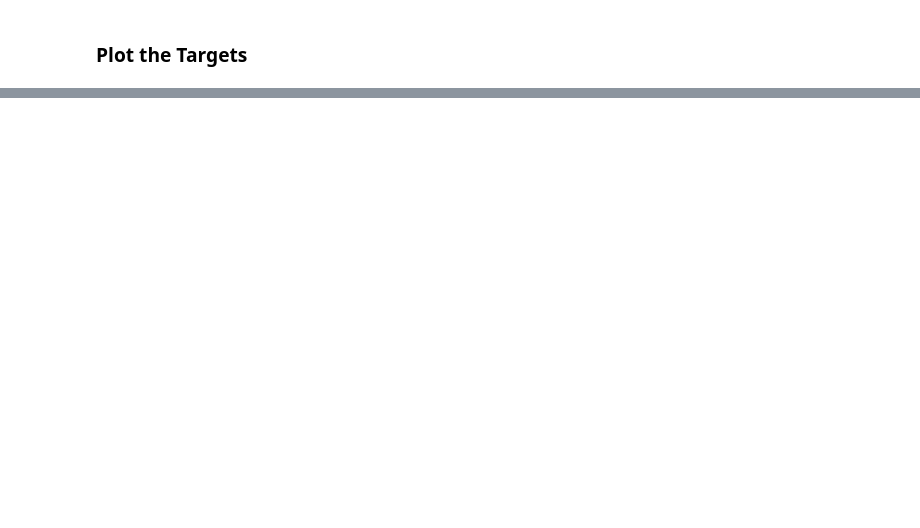
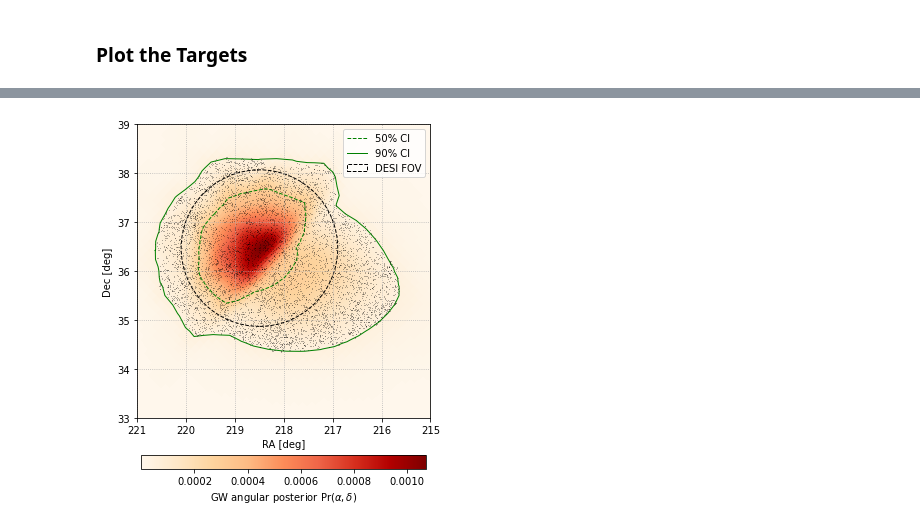
Before and after one commit to desihub/timedomain, a Jupyter notebook: gwtarget/targeting_gw.ipynb, the cells around one changed output, grey strips where cells are left out. Cells and saved outputs as stored; diff of their text form; code cells hidden in the pictures; blank space fills up the shorter version.

```diff
--- a/gwtarget/targeting_gw.ipynb
+++ b/gwtarget/targeting_gw.ipynb
@@ -153,0 +189,32 @@ targ90[bgs_targets].write('GW190412_BGS_targets_dr8_0.42.0_dark.fits', format='f
+# %%
+fig, ax = plt.subplots(1,1, num=1, figsize=figsize)
+img = ax.imshow(rotimg, extent=[cxmax, cxmin, ymin, ymax],
+                origin='lower', cmap='OrRd')
+
+for i, (rc, dc, lstyle, clev) in enumerate(zip(ra_contour, dec_contour, ['--', '-'], ['50', '90'])):
+    p = ax.plot(rc, dc, 'g-', ls=lstyle, lw=1, label='{}% CI'.format(clev))
+
+ratarg, dectarg = ra90, dec90
+ratarg[ratarg < 0] += 360
+
+ax.plot(ratarg, dectarg, 'k,', alpha=0.3)
+ax.set(xlim=(cxmax, cxmin),
+       xlabel='RA [deg]',
+       ylabel='Dec [deg]')
+ax.grid(ls=':')
+
+circ = plt.Circle((ra_c, dec_c), radius=1.6, fc='None', ec='k', ls='--')
+ax.add_artist(circ)
+
+_h, _l = ax.get_legend_handles_labels()
+_h.append(circ)
+_l.append('DESI FOV')
+
+ax.legend(handles=_h, labels=_l)
+
+cb = fig.colorbar(img, orientation='horizontal', shrink=0.85, fraction=0.1,
+                  pad=0.1, ax=ax)
+cb.set_label(r'GW angular posterior Pr$(\alpha,\delta)$')
+fig.savefig('targlist.png')
+# %% [output]
+[figure, added]
```
Also changed, not shown: parts of 7 cells of this notebook.
